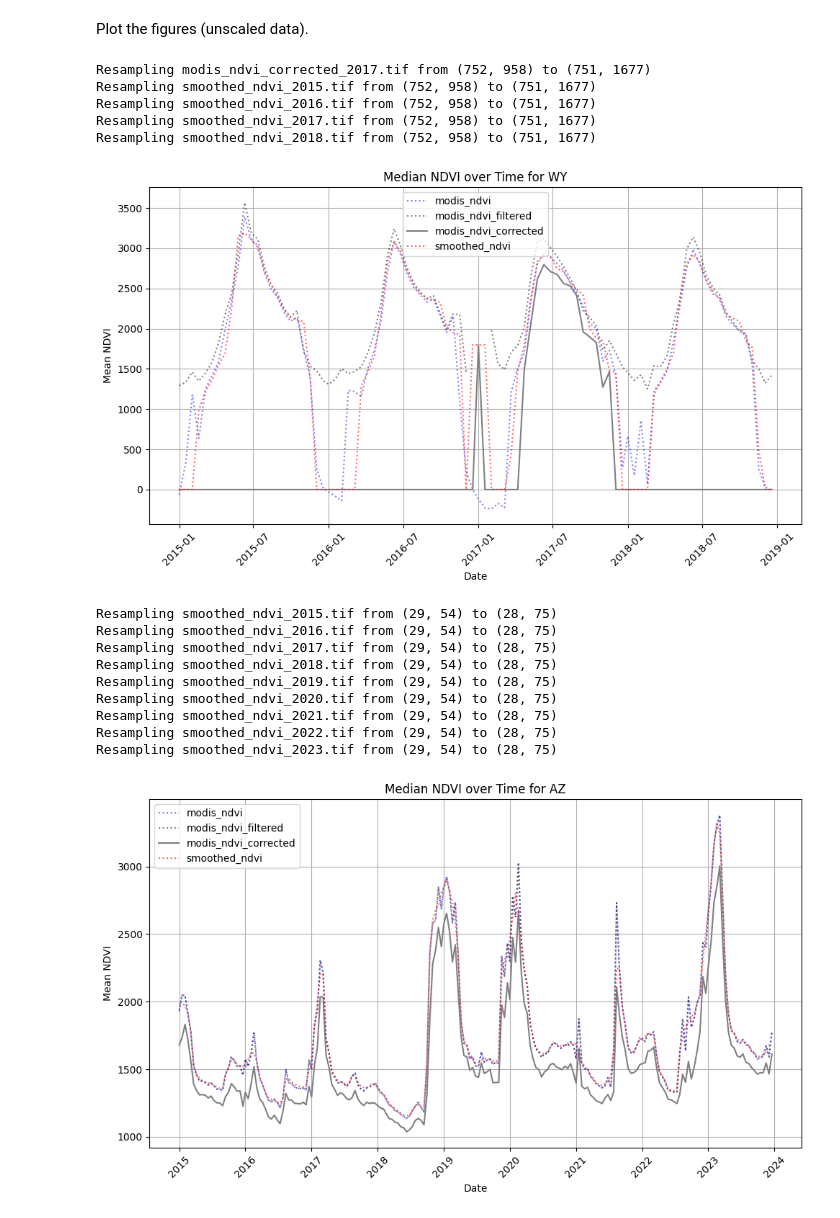
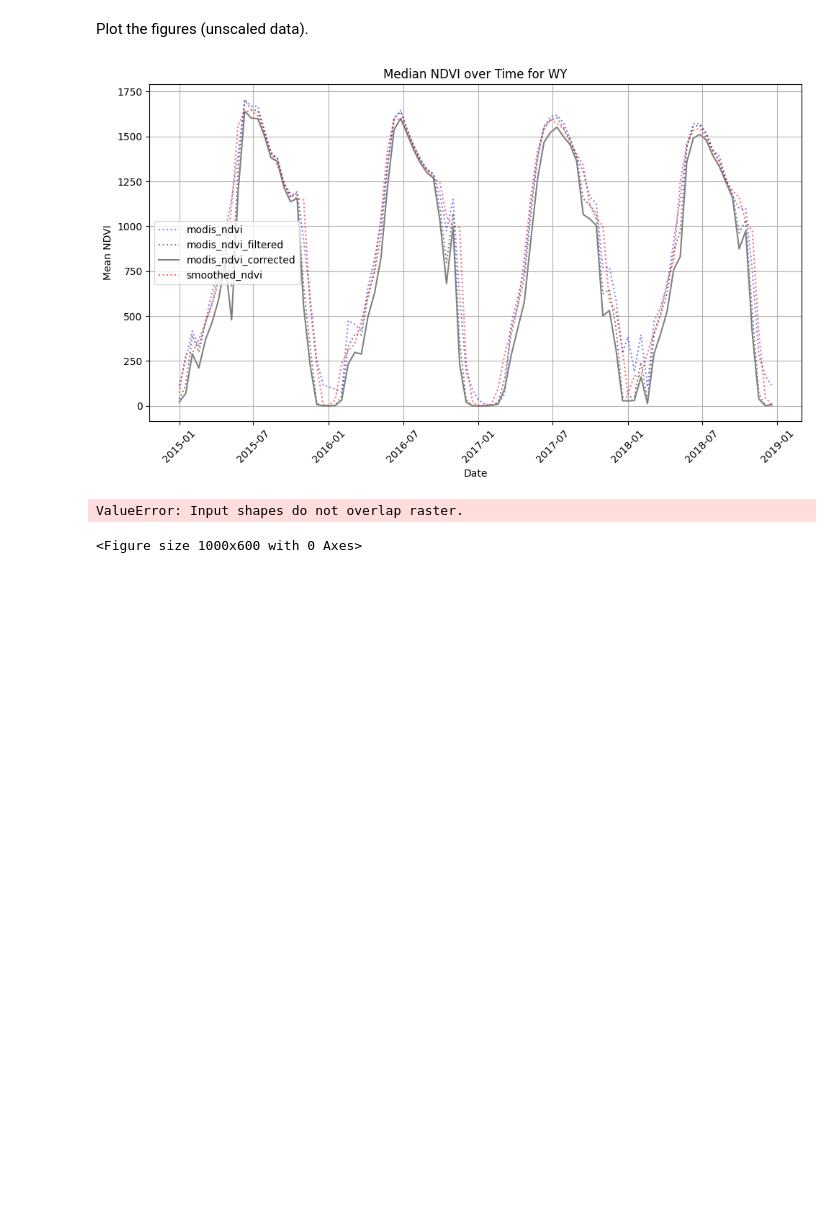
Before and after one commit to tlasharr/DroughtSurfing, a Jupyter notebook: RemoteSensingProcessing/X_VisualizeProcessSteps.ipynb, the cells around one changed output. Drawn from its saved outputs; the diff is of its cells as text; code cells hidden in the pictures; blank space fills up the shorter version.

Commit message:
Crop raster before projecting to deal with the values outside of the study area.

```diff
--- a/RemoteSensingProcessing/X_VisualizeProcessSteps.ipynb
+++ b/RemoteSensingProcessing/X_VisualizeProcessSteps.ipynb
@@ -9,11 +9,13 @@ Read in libraries and the data we care about.
 # %%
 import rasterio
 from rasterio.enums import Resampling
+from rasterio.mask import mask
 import numpy as np
 import matplotlib.pyplot as plt
 import os
 import re
 from datetime import datetime
+import geopandas as gpd
 
 ## define the directories for AZ and WY
 base_dir = r'H:\My Drive\DroughtSurfing'
@@ -29,3 +31,15 @@ ndvi_file_patterns = {
 }
 ## get the years
 years = range(2015, 2023 + 1)  # Modify this range based on your data
+
+## load the study area shapefile
+study_area_shapefile = r'H:\My Drive\DroughtSurfing\bounding_box.shp'  # path to shapefile
+study_area = gpd.read_file(study_area_shapefile)
+study_area_geom = [study_area.unary_union.__geo_interface__]
+
+## deal with projections
+ndvi_path = "H:/My Drive/DroughtSurfing/WY/modis_ndvi.tif"
+with rasterio.open(ndvi_path) as src:
+    print("Raster CRS:", src.crs)
+
+study_area = study_area.to_crs(src.crs)
@@ -117,7 +121,7 @@ def read_and_stack_ndvi_data(tiff_dir, file_pattern, years, target_shape=None):
 Plot the figures (unscaled data).
 # %%
 ## Function to plot NDVI over time
-def plot_ndvi_over_time(locations, file_patterns, years, base_dir):
+def plot_ndvi_over_time(locations, file_patterns, years, base_dir, study_area_geom):
     for location in locations:
         plt.figure(figsize=(10, 6))
         tiff_dir = os.path.join(base_dir, location)
@@ -128,50 +132,37 @@ def plot_ndvi_over_time(locations, file_patterns, years, base_dir):
         alphas = [0.5, 0.5, 1, .6]
 
         target_shape = None  # To store the target shape for resampling
 
         for i, (label, file_pattern) in enumerate(file_patterns.items()):
             if 'corrected' in label or 'smoothed' in label:
                 # For 'modis_ndvi_corrected' and 'smoothed_ndvi', stack yearly files
-                dates, stacked_ndvi, target_shape = read_and_stack_ndvi_data(tiff_dir, file_pattern, years, target_shape)
+                dates, stacked_ndvi, target_shape = read_and_stack_ndvi_data(tiff_dir, file_pattern, years, study_area_geom, target_shape)
             else:
-                # For 'modis_ndvi' and 'modis_ndvi_filtered', read a single .tif file
+                # For 'modis_ndvi' and 'modis_ndvi_filtered', read a single .tif file and clip to study area
                 ndvi_path = os.path.join(tiff_dir, file_pattern)
-                dates, stacked_ndvi = read_single_ndvi_file(ndvi_path)
+                dates, stacked_ndvi = read_single_ndvi_file(ndvi_path, study_area_geom)
 
             # Calculate mean NDVI for each time step
             mean_ndvi = calculate_mean_ndvi(stacked_ndvi)
 
             # Plot NDVI for each product
             plt.plot(dates, mean_ndvi, label=label, linestyle=styles[i], color=colors[i], alpha=alphas[i])
 
         # Add labels, title, and grid for each location
         plt.title(f'Median NDVI over Time for {location}')
         plt.xlabel('Date')
         plt.ylabel('Mean NDVI')
         plt.legend(loc='best')
         plt.grid(True)
         plt.xticks(rotation=45)
         plt.tight_layout()
 
         # Show each plot separately
         plt.show()
 
 # Call the function to plot the NDVI over time for each location
-plot_ndvi_over_time(locations, ndvi_file_patterns, years, base_dir)
+plot_ndvi_over_time(locations, ndvi_file_patterns, years, base_dir, study_area_geom)
 # %% [output]
+[figure, new version]
-Resampling modis_ndvi_corrected_2017.tif from (752, 958) to (751, 1677)
-Resampling smoothed_ndvi_2015.tif from (752, 958) to (751, 1677)
-Resampling smoothed_ndvi_2016.tif from (752, 958) to (751, 1677)
-Resampling smoothed_ndvi_2017.tif from (752, 958) to (751, 1677)
-Resampling smoothed_ndvi_2018.tif from (752, 958) to (751, 1677)
+ValueError: Input shapes do not overlap raster.
-[figure, old version]
-Resampling smoothed_ndvi_2015.tif from (29, 54) to (28, 75)
-Resampling smoothed_ndvi_2016.tif from (29, 54) to (28, 75)
-Resampling smoothed_ndvi_2017.tif from (29, 54) to (28, 75)
-Resampling smoothed_ndvi_2018.tif from (29, 54) to (28, 75)
-Resampling smoothed_ndvi_2019.tif from (29, 54) to (28, 75)
-Resampling smoothed_ndvi_2020.tif from (29, 54) to (28, 75)
-Resampling smoothed_ndvi_2021.tif from (29, 54) to (28, 75)
-Resampling smoothed_ndvi_2022.tif from (29, 54) to (28, 75)
-Resampling smoothed_ndvi_2023.tif from (29, 54) to (28, 75)
+<Figure size 1000x600 with 0 Axes>
-[figure, removed]
```
Also changed, not shown: parts of 3 cells of this notebook.
